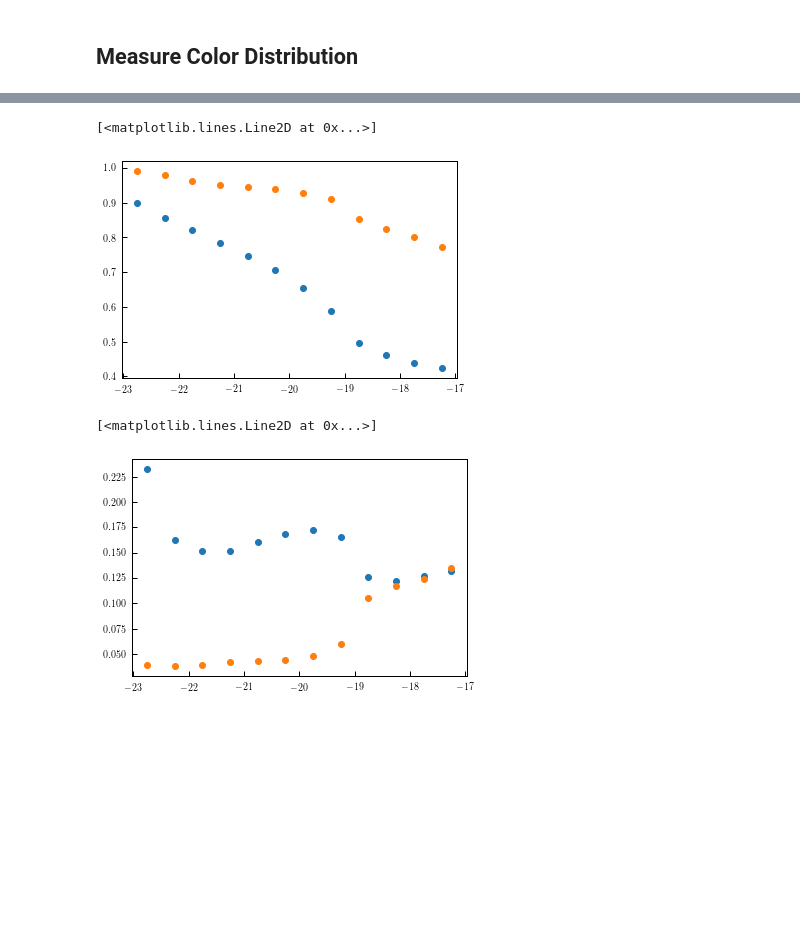
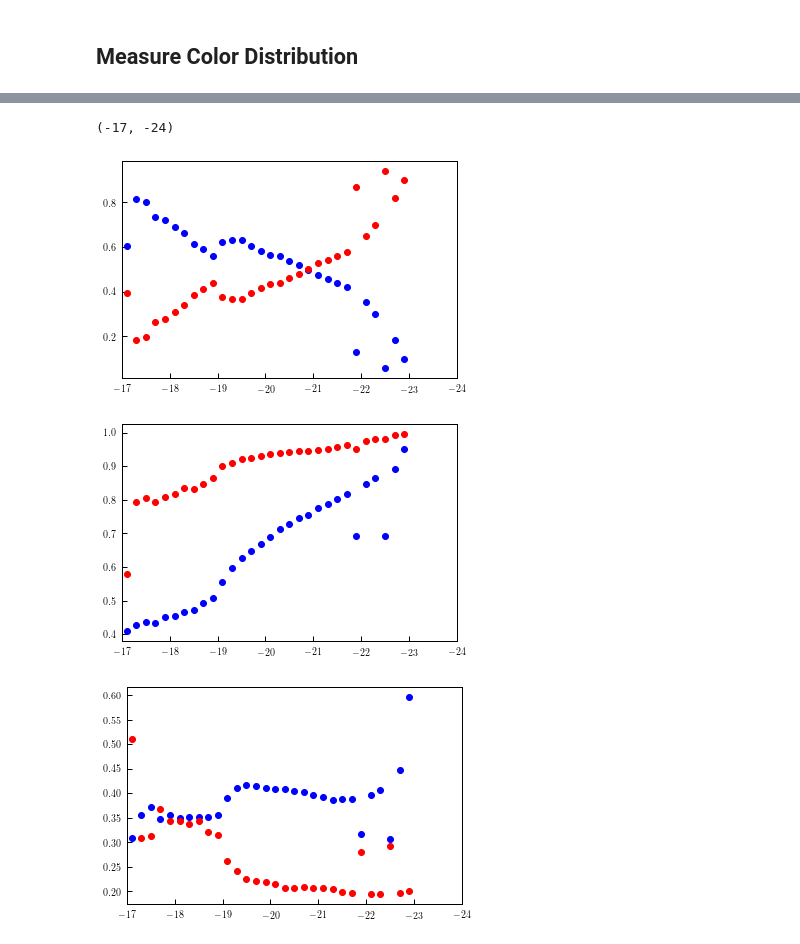
Before and after one commit to duncandc/galaxy_shapes, a Jupyter notebook: sdss_measurements/notebooks/galaxy_color.ipynb, the cells around one changed output, grey strips where cells are left out. Cells and saved outputs as stored; diff of their text form; code cells hidden in the pictures; blank space fills up the shorter version.

```diff
--- a/sdss_measurements/notebooks/galaxy_color.ipynb
+++ b/sdss_measurements/notebooks/galaxy_color.ipynb
@@ -130,12 +137,20 @@ plt.xlim()
-# %%
-plt.plot(mag_bin_centers, m1s, 'o')
-plt.plot(mag_bin_centers, m2s, 'o')
-# %% [output]
-[<matplotlib.lines.Line2D at 0x...>]
-[figure, removed]
-# %%
-plt.plot(mag_bin_centers, s1s, 'o')
-plt.plot(mag_bin_centers, s2s, 'o')
-# %% [output]
-[<matplotlib.lines.Line2D at 0x...>]
-[figure, removed]
+# %%
+plt.figure()
+plt.plot(mag_bin_centers, fs, 'o', color='blue')
+plt.plot(mag_bin_centers, 1-fs, 'o', color='red')
+plt.xlim([-17,-24])
+
+plt.figure()
+plt.plot(mag_bin_centers, m1s, 'o', color='blue')
+plt.plot(mag_bin_centers, m2s, 'o', color='red')
+plt.xlim([-17,-24])
+
+plt.figure()
+plt.plot(mag_bin_centers, s1s, 'o', color='blue')
+plt.plot(mag_bin_centers, s2s, 'o', color='red')
+plt.xlim([-17,-24])
+# %% [output]
+(-17, -24)
+[figure, added]
+[figure, added]
+[figure, added]
```
Also changed, not shown: parts of 14 cells of this notebook, 1 other file.
